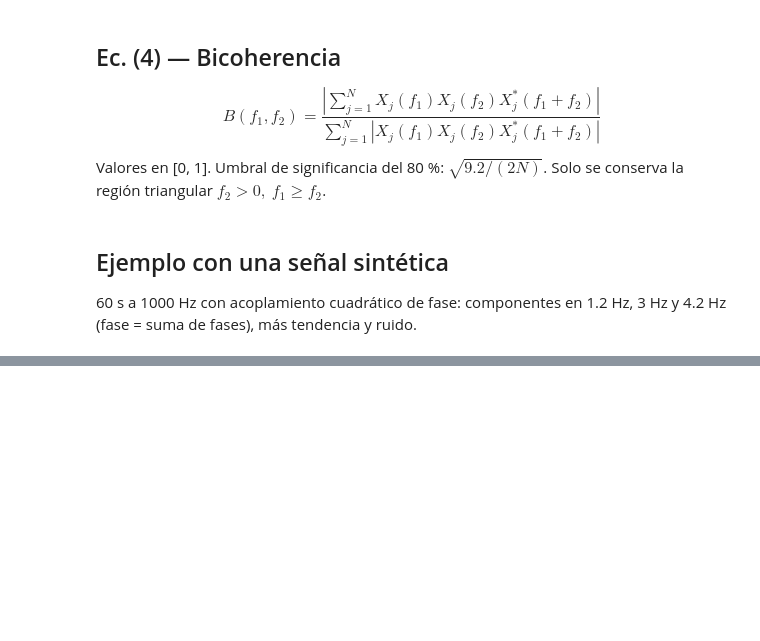
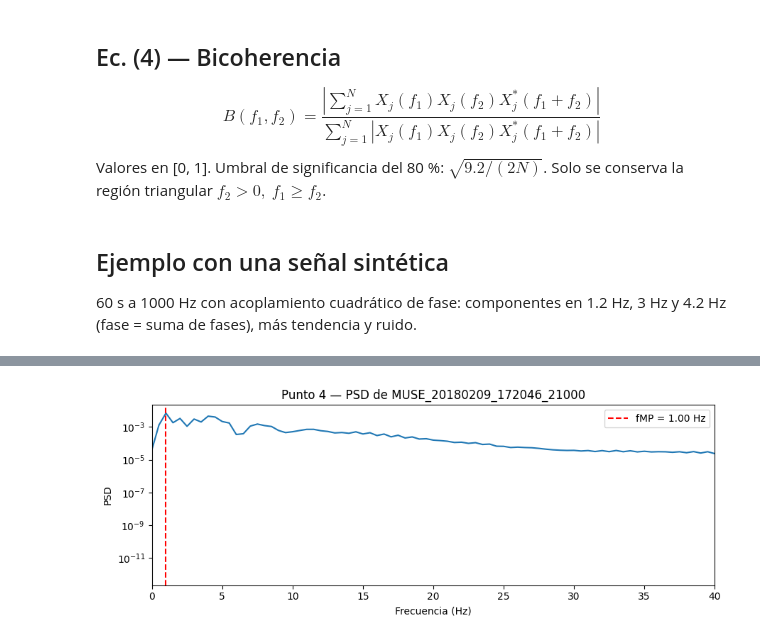
Before and after one commit to JeroXx11/Lab_Biosenales, a Jupyter notebook: Proyecto/Proyecto.ipynb, the cells around one changed output, grey strips where cells are left out. Cells and saved outputs as stored; diff of their text form; code cells hidden in the pictures; blank space fills up the shorter version.

```diff
--- a/Proyecto/Proyecto.ipynb
+++ b/Proyecto/Proyecto.ipynb
@@ -9,9 +511,8 @@ import matplotlib.pyplot as plt
 $$\delta_{(n)}=\frac{1}{k}\sum_{i=1}^{k}\left(x_{(0)}(i)-x_{(n)}(i)\right)^2$$
 El detrending se hace restando un ajuste polinomial de grado n (el artículo usa n = 20).
 # %%
-def desviacion_detrending(x0, n):
-    """Ec. (1): detrendiza x0 con un polinomio de grado n y devuelve (delta_n, x_n).
-    x0: señal original (1D). n: grado del polinomio."""
+def desviacion_detrending(x0, n=20):
+    """Ec. (1): detrendiza x0 con un polinomio de grado n y devuelve (delta_n, x_n)."""
     x0 = np.asarray(x0, dtype=float)
     k = len(x0)
     t = np.linspace(-1, 1, k)                       # eje normalizado: evita mal condicionamiento con n alto
@@ -117,0 +645,15 @@ N = 7 segmentos, umbral de significancia = 0.811
+# %%
+def frecuencia_max_potencia(s, fs=FS, fmin=0.5, fmax=20, nperseg=1000):
+    """Punto 4: devuelve la frecuencia (Hz) con máxima potencia en [fmin, fmax] y la PSD."""
+    f, Pxx = welch(s - np.mean(s), fs=fs, nperseg=nperseg, noverlap=nperseg // 2)
+    banda = (f >= fmin) & (f <= fmax)
+    fMP = f[banda][np.argmax(Pxx[banda])]
+    return fMP, f, Pxx
+
+fMP, f, Pxx = frecuencia_max_potencia(s)
+plt.figure(figsize=(9, 3.5))
+plt.semilogy(f, Pxx); plt.axvline(fMP, color="r", ls="--", label=f"fMP = {fMP:.2f} Hz")
+plt.xlim(0, 40); plt.xlabel("Frecuencia (Hz)"); plt.ylabel("PSD")
+plt.title(f"Punto 4 — PSD de {ejemplo}"); plt.legend(); plt.tight_layout(); plt.show()
+# %% [output]
+[figure, added]
```
Also changed, not shown: parts of 16 cells of this notebook.
